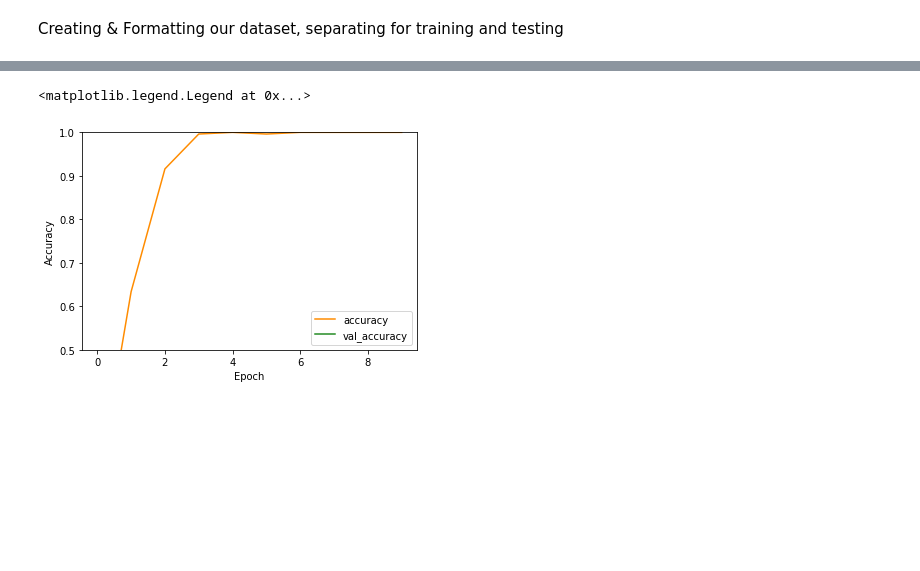
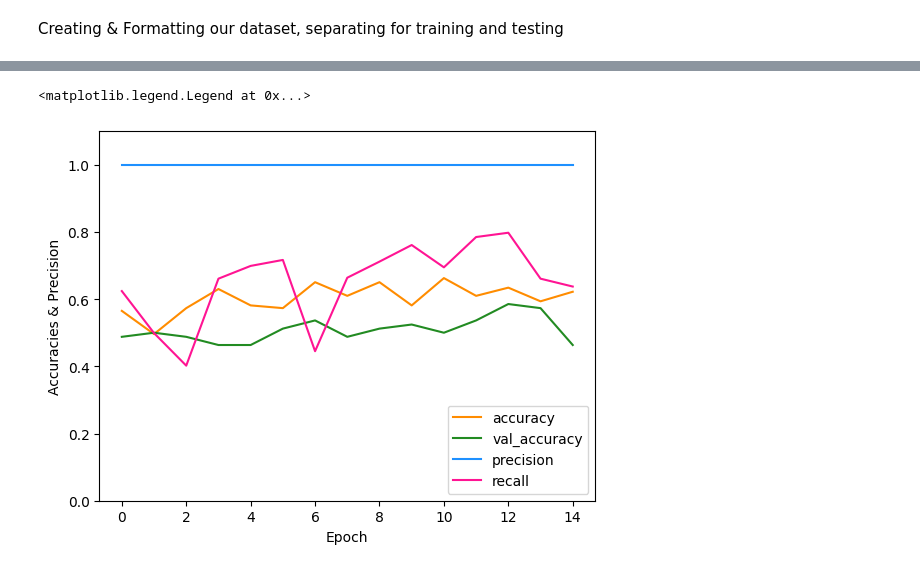
Before and after one commit to mwhug/ECEN404_Team57, a Jupyter notebook: backend/Soybeans404.ipynb, the cells around one changed output, grey strips where cells are left out. Cells and saved outputs as stored; diff of their text form; code cells hidden in the pictures; blank space fills up the shorter version.

```diff
--- a/backend/Soybeans404.ipynb
+++ b/backend/Soybeans404.ipynb
@@ -152,0 +155,8 @@ model.add(layers.Dense(20, activation = 'softmax'))
+# %%
+def recall(label_true, label_pred):
+  label_true = K.ones_like(label_true)
+  true_positives = K.sum(K.round(K.clip(label_true*label_pred, 0, 1)))
+  all_positives = K.sum(K.round(K.clip(label_true, 0, 1)))
+
+  recall = true_positives / (all_positives + K.epsilon())
+  return recall
@@ -154,4 +192,4 @@ model.add(layers.Dense(20, activation = 'softmax'))
 #compile model with settings
 ###### decide on optimizer
 ###### losses: could I use softmax crossentropy with logits?
-model.compile(optimizer = 'adam', loss = 'sparse_categorical_crossentropy', metrics = ['accuracy'])
+model.compile(optimizer = 'adam', loss = 'sparse_categorical_crossentropy', metrics = [SparseCategoricalAccuracy(), precision, recall])
@@ -183,4 +219,12 @@ label_array = np.asarray(label_array)
+# %%
+#convert training arrays into numpy arrays
+img_test = np.asarray(img_test)
+img_train = np.asarray(img_train)
+img_validate = np.asarray(img_validate)
+label_train = np.asarray(label_train)
+label_test = np.asarray(label_test)
+label_validate = np.asarray(label_validate)
 # %%
 #Train the model -> gonna start with 10 epochs, but may increase this
-history = model.fit(imgarray, label_array, epochs = 10, validation_split = 0.2)
+history = model.fit(img_train, label_train, epochs = 15, validation_data = (img_validate, label_validate))
 # %% [output]
@@ -207,13 +248,20 @@ Epoch 10/10
-# %%
-plt.plot(history.history['accuracy'], label = 'accuracy', color = 'darkorange')
-plt.plot(history.history['val_accuracy'], label = 'val_accuracy', color = 'forestgreen')
-plt.xlabel('Epoch')
-plt.ylabel('Accuracy')
-plt.ylim([0.5, 1])
-plt.legend(loc = 'lower right')
-# %% [output]
-<matplotlib.legend.Legend at 0x...>
-[figure, removed]
+# %%
+plt.plot(history.history['sparse_categorical_accuracy'], label = 'accuracy', color = 'darkorange')
+plt.plot(history.history['val_sparse_categorical_accuracy'], label = 'val_accuracy', color = 'forestgreen')
+plt.plot(history.history['precision'], label = 'precision', color = 'dodgerblue')
+plt.plot(history.history['recall'], label = 'recall', color = 'deeppink')
+plt.xlabel('Epoch')
+plt.ylabel('Accuracies & Precision')
+plt.ylim([0, 1.1])
+plt.legend(loc = 'lower right')
+
+#also need to plot precision, recall, f1_score. Look them up, why do they matter?
+#precision metric: uses true positives and false positives of predictions to calculate the precision of a prediction
+#recall: uses true positives and false negatives to calculate the recall of a prediction
+#f1_score: weighted average of the precision and recall of a prediction
+# %% [output]
+<matplotlib.legend.Legend at 0x...>
+[figure, added]
 # %%
 from keras.models import load_model
 model.save('404Soybeans.h5')
```
Also changed, not shown: parts of 16 cells of this notebook.
